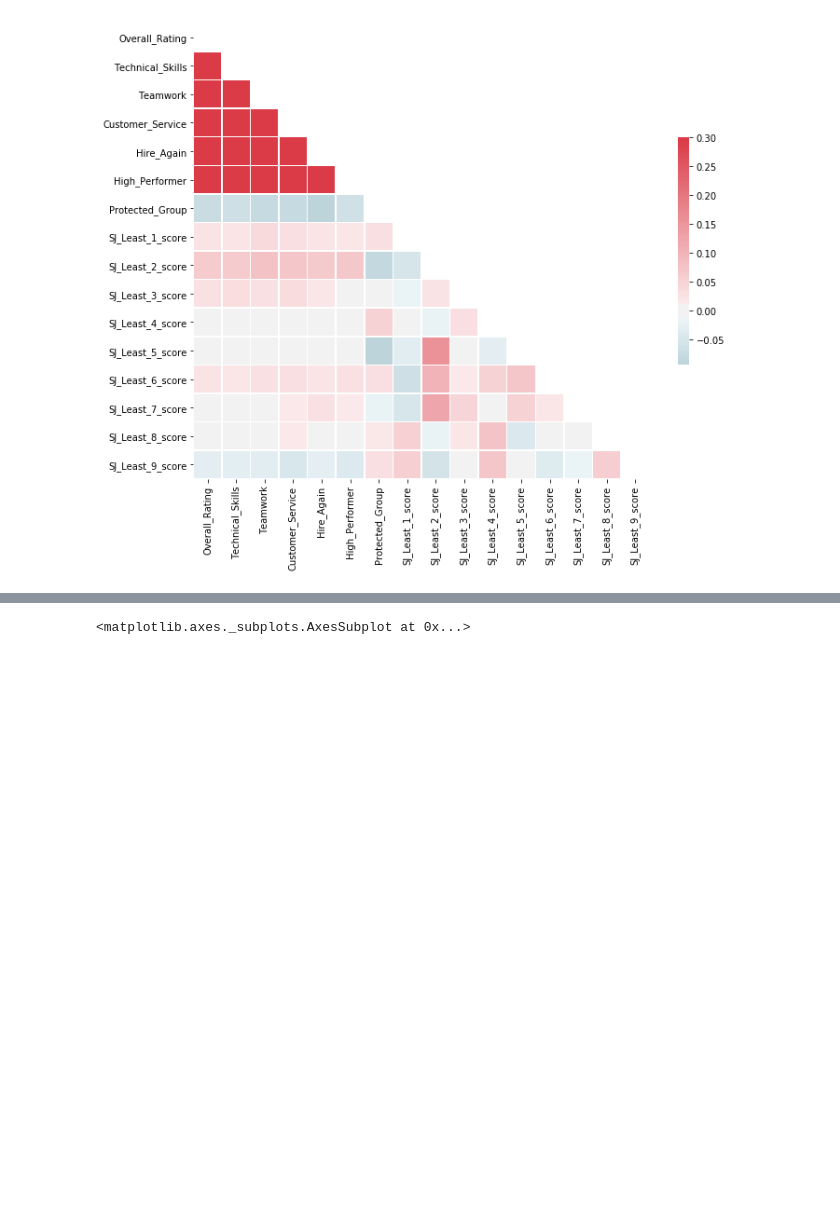
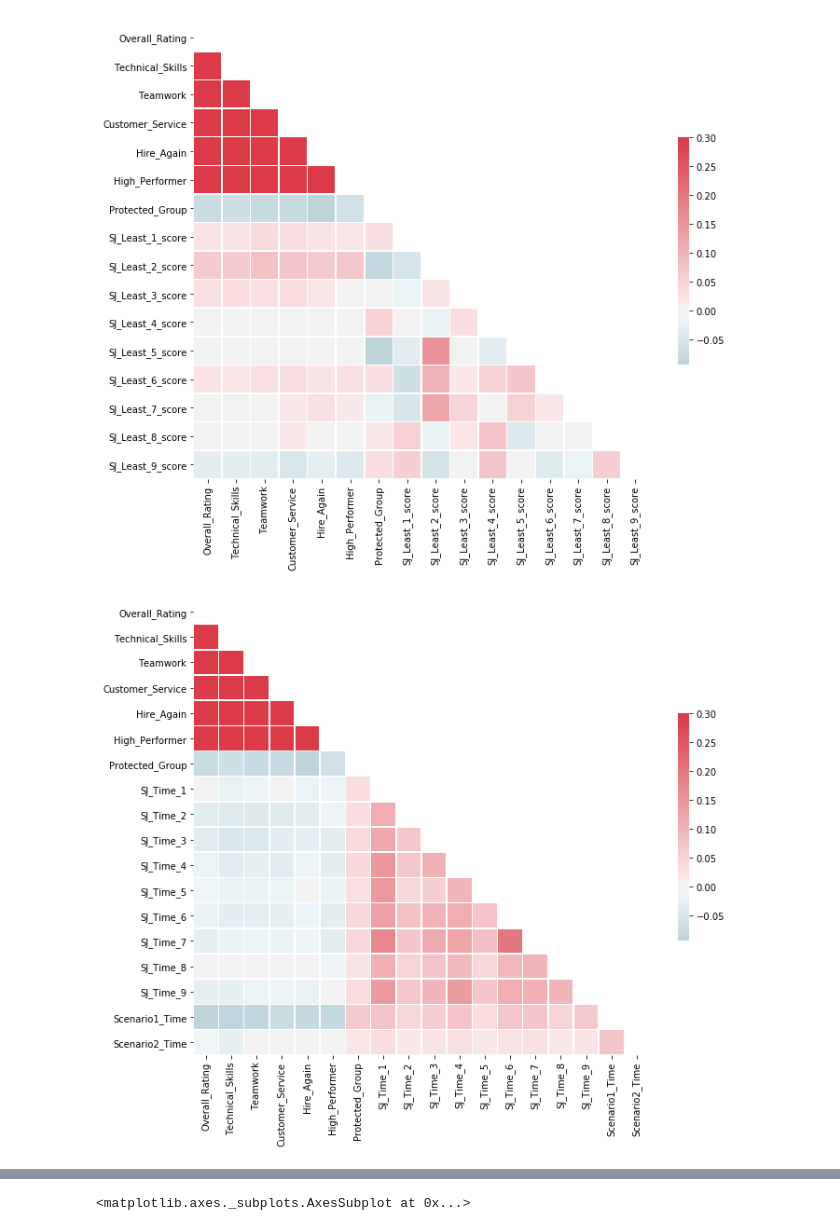
Before and after one commit to ianmburke2233/POIS-0202-Moixa, a Jupyter notebook: Correlations.ipynb, the cells around one changed output, grey strips where cells are left out. Cells and saved outputs as stored; diff of their text form; code cells hidden in the pictures; blank space fills up the shorter version.

```diff
--- a/Correlations.ipynb
+++ b/Correlations.ipynb
@@ -103,3 +99,7 @@ performanceCorr('SJ_Most')
 performanceCorr('SJ_Least')
 # %% [output]
 [figure]
+# %%
+performanceCorr('.+?Time')
+# %% [output]
+[figure, added]
```
Also changed, not shown: parts of 26 cells of this notebook, 2 other files.
